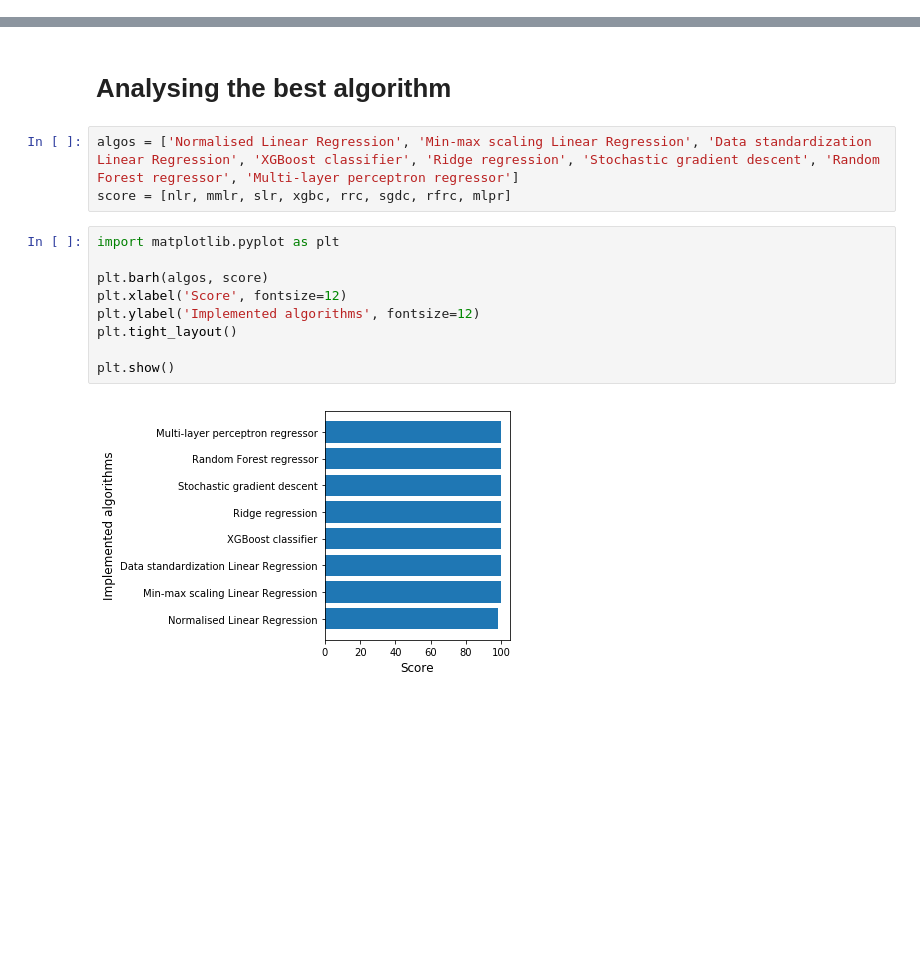
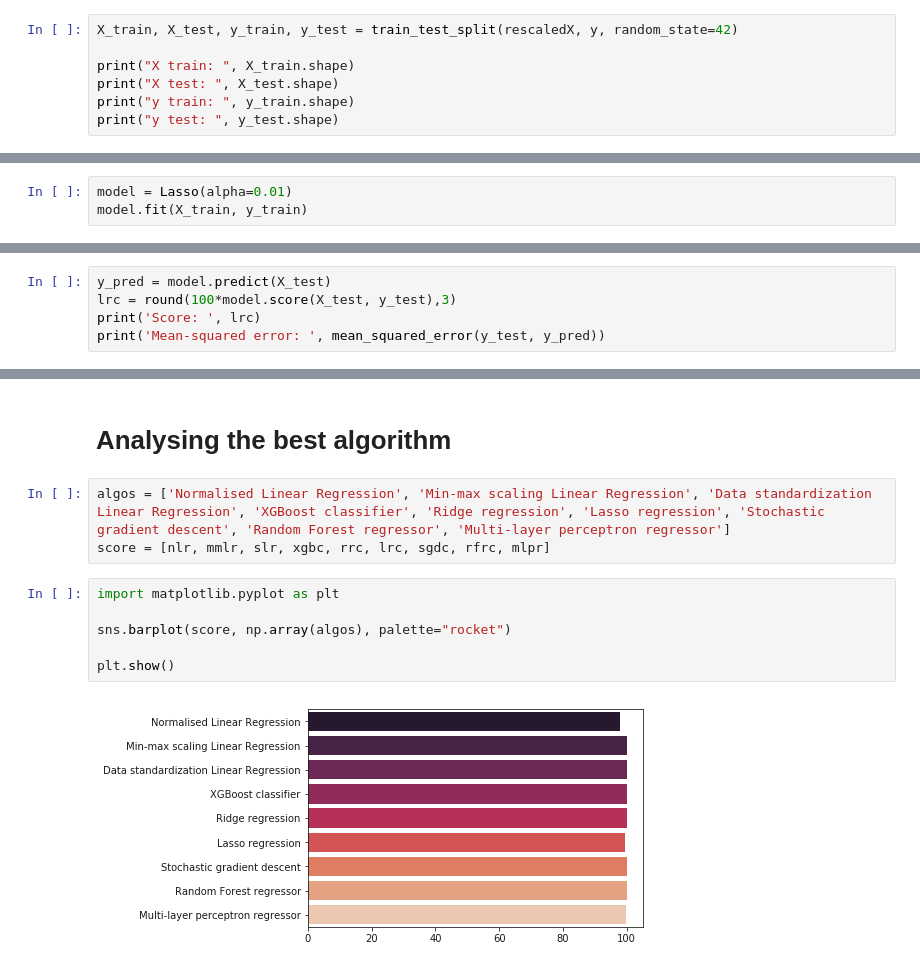
Before and after one commit to rahulvs94/graduate-admission-dataset, a Jupyter notebook: graduate_school_admission_prediction.ipynb, the cells around one changed output, grey strips where cells are left out. Saved outputs shown, nothing was run; the diff lists cells and outputs as text; blank space fills up the shorter version.

Commit message:
added lasso regression

```diff
--- a/graduate_school_admission_prediction.ipynb
+++ b/graduate_school_admission_prediction.ipynb
@@ -234,0 +246,7 @@ Mean-squared error:  1.959326272773745e-07
+# %%
+X_train, X_test, y_train, y_test = train_test_split(rescaledX, y, random_state=42)
+
+print("X train: ", X_train.shape)
+print("X test: ", X_test.shape)
+print("y train: ", y_train.shape)
+print("y test: ", y_test.shape)
@@ -234,0 +258,3 @@ Mean-squared error:  1.959326272773745e-07
+# %%
+model = Lasso(alpha=0.01)
+model.fit(X_train, y_train)
@@ -234,0 +265,5 @@ Mean-squared error:  1.959326272773745e-07
+# %%
+y_pred = model.predict(X_test)
+lrc = round(100*model.score(X_test, y_test),3)
+print('Score: ', lrc)
+print('Mean-squared error: ', mean_squared_error(y_test, y_pred))
@@ -300,16 +338,13 @@ Mean-squared error:  1.4320647341007553e-05
 # %% [markdown]
 # Analysing the best algorithm
 # %%
-algos = ['Normalised Linear Regression', 'Min-max scaling Linear Regression', 'Data standardization Linear Regression', 'XGBoost classifier', 'Ridge regression', 'Stochastic gradient descent', 'Random Forest regressor', 'Multi-layer perceptron regressor']
-score = [nlr, mmlr, slr, xgbc, rrc, sgdc, rfrc, mlpr]
+algos = ['Normalised Linear Regression', 'Min-max scaling Linear Regression', 'Data standardization Linear Regression', 'XGBoost classifier', 'Ridge regression', 'Lasso regression', 'Stochastic gradient descent', 'Random Forest regressor', 'Multi-layer perceptron regressor']
+score = [nlr, mmlr, slr, xgbc, rrc, lrc, sgdc, rfrc, mlpr]
-# %%
-import matplotlib.pyplot as plt
-
-plt.barh(algos, score)
-plt.xlabel('Score', fontsize=12)
-plt.ylabel('Implemented algorithms', fontsize=12)
-plt.tight_layout()
-
-plt.show()
-# %% [output]
-[figure, removed]
+# %%
+import matplotlib.pyplot as plt
+
+sns.barplot(score, np.array(algos), palette="rocket")
+
+plt.show()
+# %% [output]
+[figure, added]
```
Also changed, not shown: parts of 7 cells of this notebook, 1 other file.
